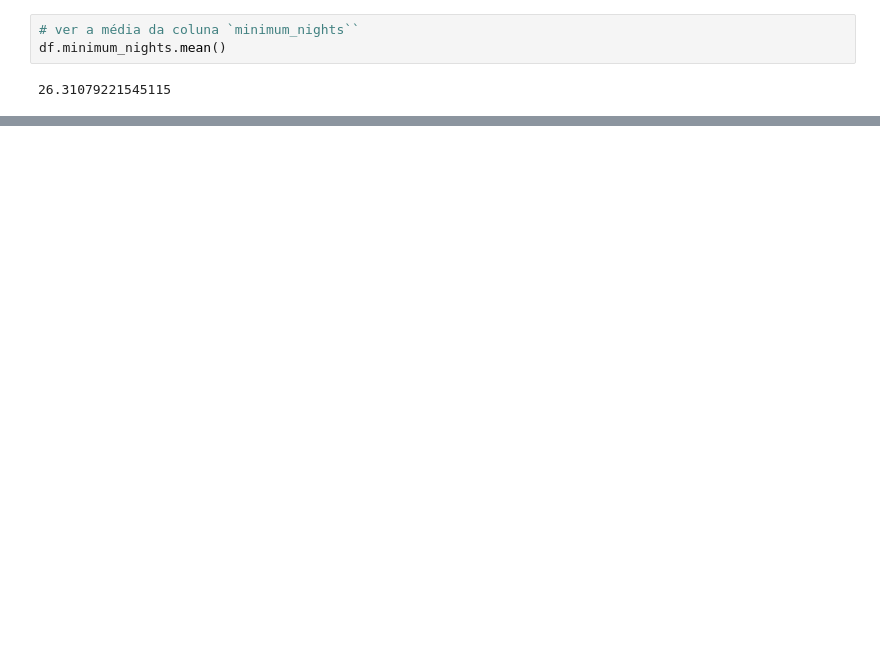
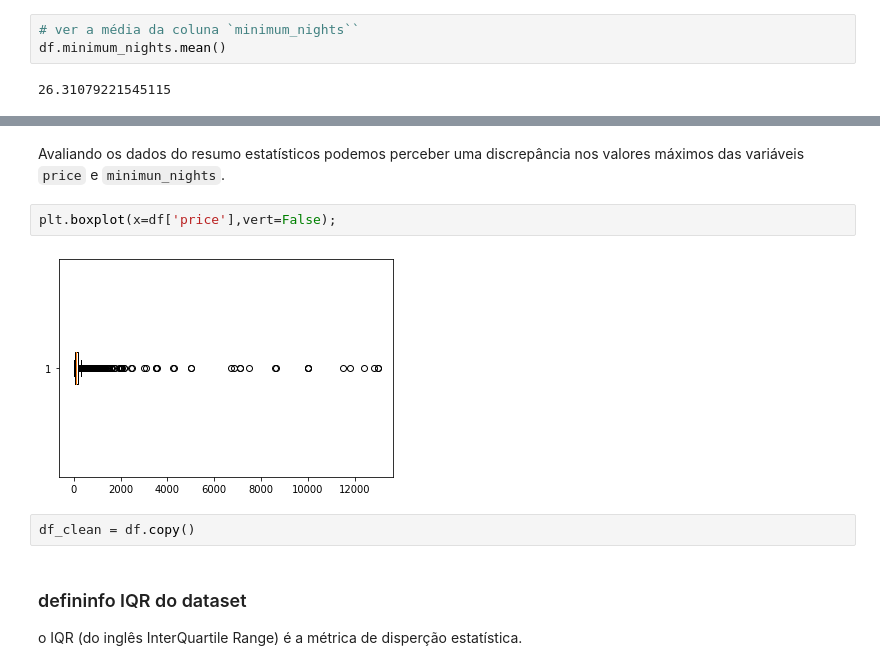
Before and after one commit to giovanivpoletto/Data_Science_With_Python, a Jupyter notebook: Analisando_os_Dados_do_Airbnb_sobre_Toronto.ipynb, the cells around one changed output, grey strips where cells are left out. Saved outputs shown, nothing was run; the diff lists cells and outputs as text; blank space fills up the shorter version.

```diff
--- a/Analisando_os_Dados_do_Airbnb_sobre_Toronto.ipynb
+++ b/Analisando_os_Dados_do_Airbnb_sobre_Toronto.ipynb
@@ -279,0 +314,12 @@ df.minimum_nights.mean()
+# %% [markdown]
+Avaliando os dados do resumo estatísticos podemos perceber uma discrepância nos valores máximos das variáveis `price` e `minimun_nights`.
+# %%
+plt.boxplot(x=df['price'],vert=False);
+# %% [output]
+[figure, added]
+# %%
+df_clean = df.copy()
+# %% [markdown]
+### defininfo IQR do dataset
+
+o IQR (do inglês InterQuartile Range) é a métrica de disperção estatística.
```
Also changed, not shown: parts of 56 cells of this notebook.
